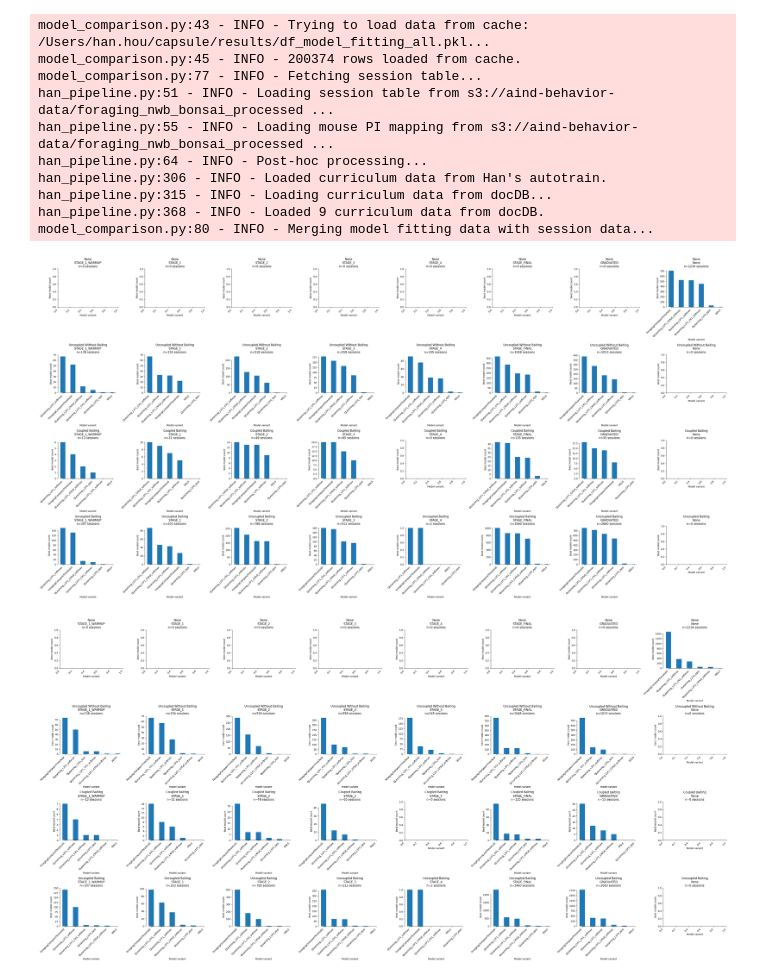
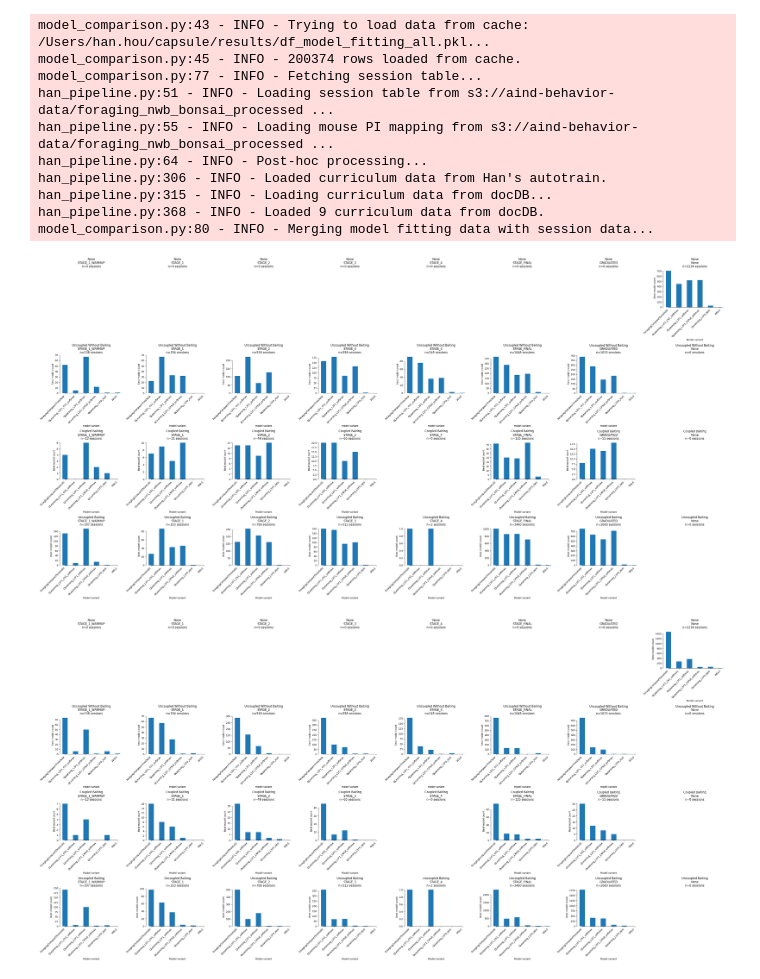
Before and after one commit to AllenNeuralDynamics/aind-dynamic-foraging-population-analysis, a Jupyter notebook: notebooks/CTT_for_xinxin.ipynb, the cells around one changed output. Saved outputs shown, nothing was run; the diff lists cells and outputs as text; code cells hidden in the pictures.

Commit message:
feat: add fixed model order

```diff
--- a/notebooks/CTT_for_xinxin.ipynb
+++ b/notebooks/CTT_for_xinxin.ipynb
@@ -43,29 +43,31 @@ han_pipeline.py:368 - INFO - Loaded 9 curriculum data from docDB.
 model_comparison.py:80 - INFO - Merging model fitting data with session data...
 # %%
 session_keys = ["subject_id", "session_date"]
-required_aliases = {
-    "QLearning_L1F0_epsi",
-    "QLearning_L1F1_CK1_softmax",
-    "QLearning_L2F1_softmax",
+required_aliases = [
+    "ForagingCompareThreshold",
+    "QLearning_L1F1_CK1_softmax", # Bari 2019
+    "QLearning_L2F1_softmax",  # Hattori 2019
+    "QLearning_L2F1_CKfull_softmax",  # Q with most parameters
+    "QLearning_L1F0_epsi",  # Rescorla–Wagner
     "WSLS",
-    "QLearning_L2F1_CKfull_softmax",
-    "ForagingCompareThreshold",
-}
+]
 
 grouped = df_model_fitting.groupby(session_keys)['agent_alias'].unique()
-sessions_with_all_aliases = grouped[grouped.apply(lambda x: required_aliases.issubset(set(x)))].index.tolist()
+sessions_with_all_aliases = grouped[grouped.apply(lambda x: set(required_aliases).issubset(set(x)))].index.tolist()
 sessions_with_all_aliases
 
 # Only keep sessions that have all required aliases
 df_filtered = df_model_fitting.set_index(session_keys).loc[sessions_with_all_aliases].reset_index()
 df_filtered = df_filtered[df_filtered['agent_alias'].isin(required_aliases)]
 # %%
-fig_AIC, _ = compare_models_across_curriculum(df_filtered, metrics="AIC")
+fig_AIC, _ = compare_models_across_curriculum(df_filtered, metrics="AIC",
+                                              model_order=required_aliases)
 fig_AIC.savefig("CTT_AIC.pdf", bbox_inches='tight')
 # %% [output]
-[figure, old version]
+[figure, new version]
 # %%
-fig_BIC, _ = compare_models_across_curriculum(df_filtered, metrics="BIC")
+fig_BIC, _ = compare_models_across_curriculum(df_filtered, metrics="BIC",
+                                              model_order=required_aliases)
 fig_BIC.savefig("CTT_BIC.pdf", bbox_inches='tight')
 # %% [output]
-[figure, old version]
+[figure, new version]
```
Also changed, not shown: 1 other file.
